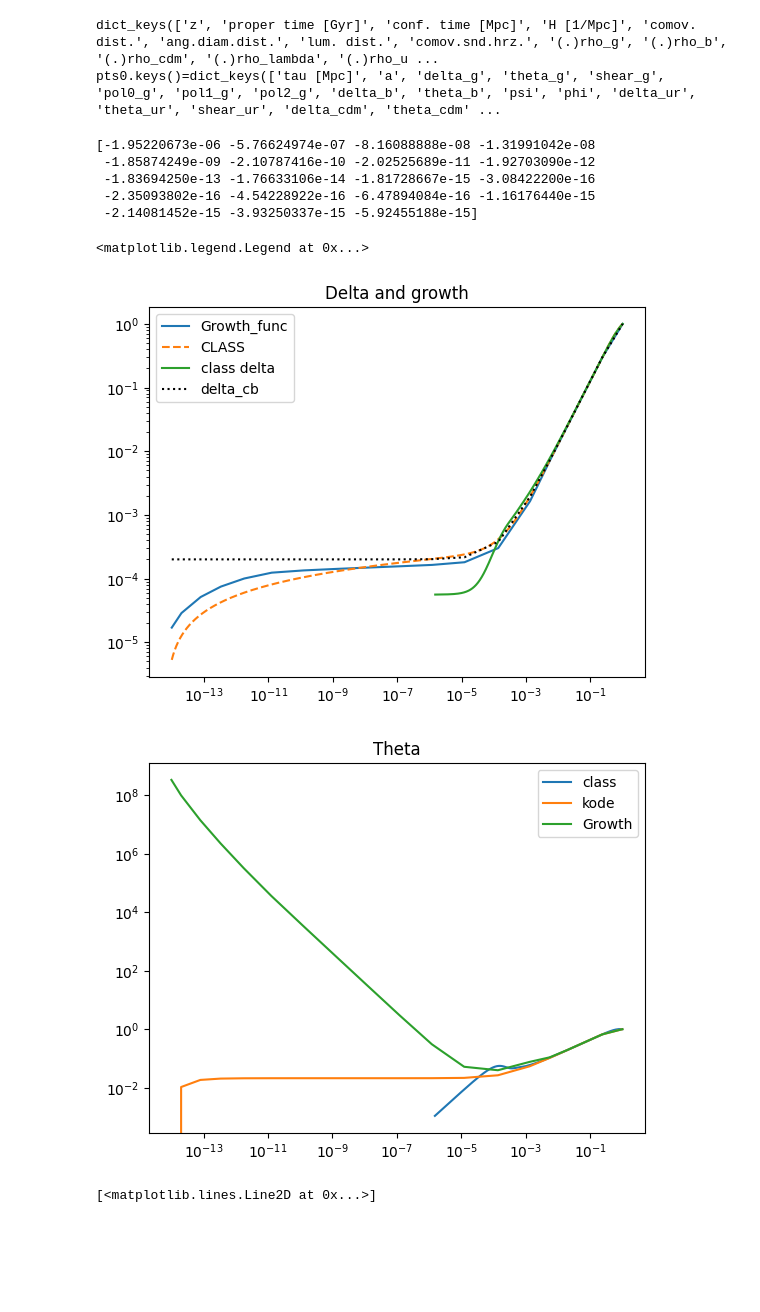
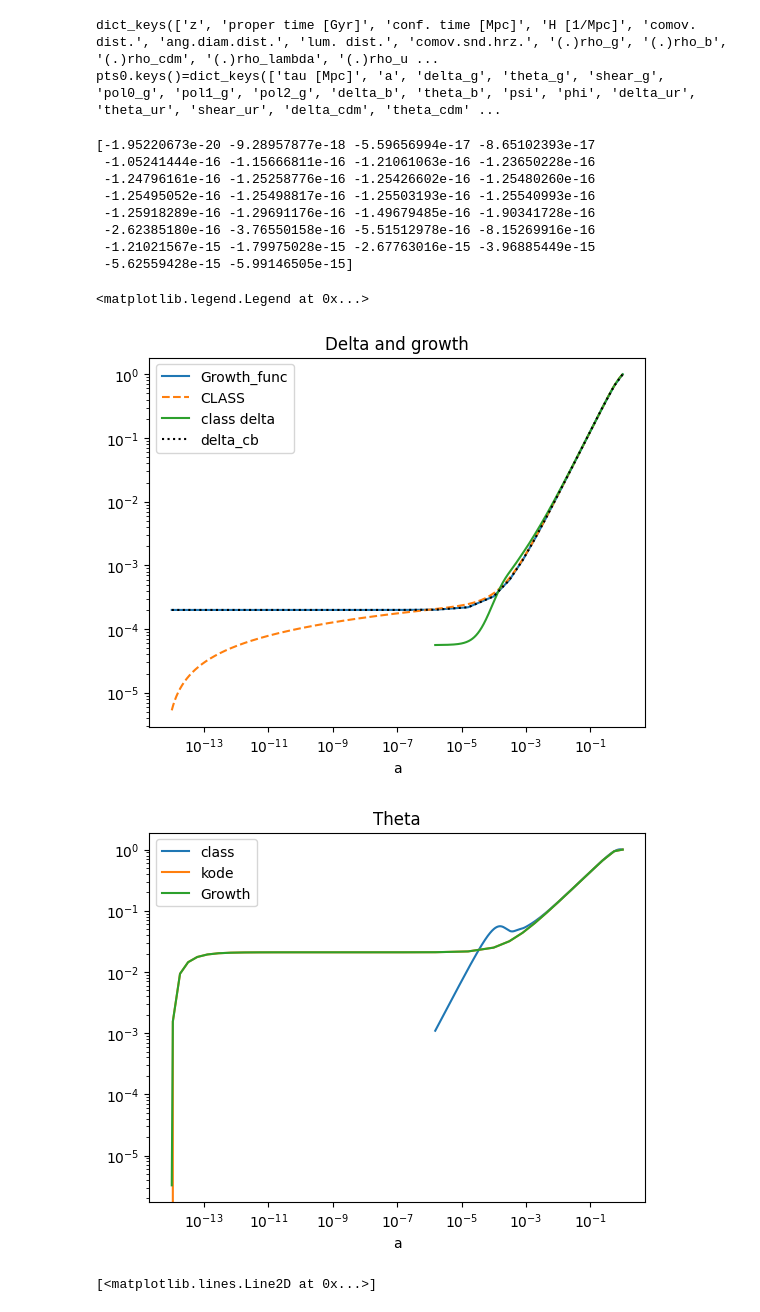
Before and after one commit to eriksteenberg/Power-spectrum-Test, a Jupyter notebook: power spectrum test.ipynb, the cells around one changed output. Saved outputs shown, nothing was run; the diff lists cells and outputs as text; code cells hidden in the pictures; blank space fills up the shorter version.

```diff
--- a/power spectrum test.ipynb
+++ b/power spectrum test.ipynb
@@ -95,7 +95,7 @@ t_end = tau[-1]
 a0= tau0*(H0) * (Omega_R ** (0.5))
 tau_span = np.array([t_start,t_end])
 
-D0 = 1e-14
+D0 = 1#1e-14
 D1 = H0*np.sqrt(Omega_R)
 cdm = pts0['theta_cdm']
 #theta_cb_0 = cdm[]
@@ -110,40 +110,45 @@ tau = sol.t
 a = sol.y[0]
 D = sol.y[1]
 D_dt = sol.y[2]
 #print(D/D[-1])
 delta_cdm = sol.y[3]
 theta_cdm = sol.y[4]
 
 plt.loglog(a, D/D[-1], label='Growth_func')
 D_class = bg['gr.fac. D']
 plt.loglog(a_class, D_class, label='CLASS', ls='--')
 plt.loglog(pts0["a"],pts0['delta_cdm']/pts0['delta_cdm'][-1],label="class delta")
 plt.loglog(a,delta_cdm/delta_cdm[-1],label="delta_cb",ls=":",color="black")
 plt.legend()
+plt.xlabel("a")
 plt.title("Delta and growth")
 #plt.loglog(a,theta_cdm)
 #print(bg.keys())
 #print(cosmo)
 
 plt.figure(1413)
 cdm = pts0['theta_cdm']
 plt.title("Theta")
 plt.loglog(pts0['a'],cdm/cdm[-1],label="class")
 plt.loglog(a,theta_cdm/theta_cdm[-1],label="kode")
 
 theta_test = - D_dt / D * delta_cdm
 print(theta_test)
 plt.loglog(a,theta_test/theta_test[-1],label="Growth")
+plt.xlabel("a")
 plt.legend()
 # %% [output]
-[-1.95220673e-06 -5.76624974e-07 -8.16088888e-08 -1.31991042e-08
- -1.85874249e-09 -2.10787416e-10 -2.02525689e-11 -1.92703090e-12
- -1.83694250e-13 -1.76633106e-14 -1.81728667e-15 -3.08422200e-16
- -2.35093802e-16 -4.54228922e-16 -6.47894084e-16 -1.16176440e-15
- -2.14081452e-15 -3.93250337e-15 -5.92455188e-15]
+[-1.95220673e-20 -9.28957877e-18 -5.59656994e-17 -8.65102393e-17
+ -1.05241444e-16 -1.15666811e-16 -1.21061063e-16 -1.23650228e-16
+ -1.24796161e-16 -1.25258776e-16 -1.25426602e-16 -1.25480260e-16
+ -1.25495052e-16 -1.25498817e-16 -1.25503193e-16 -1.25540993e-16
+ -1.25918289e-16 -1.29691176e-16 -1.49679485e-16 -1.90341728e-16
+ -2.62385180e-16 -3.76550158e-16 -5.51512978e-16 -8.15269916e-16
+ -1.21021567e-15 -1.79975028e-15 -2.67763016e-15 -3.96885449e-15
+ -5.62559428e-15 -5.99146505e-15]
 <matplotlib.legend.Legend at 0x...>
-[figure, old version]
+[figure, new version]
-[figure, old version]
+[figure, new version]
 # %%
 
 Omega_M = 0.3
```
Also changed, not shown: parts of 3 cells of this notebook.
